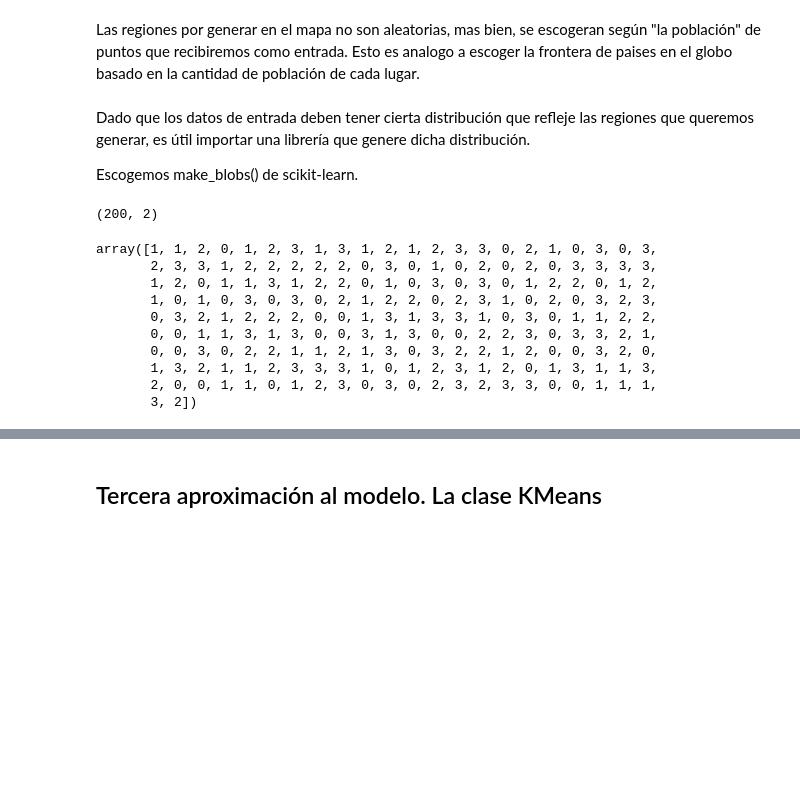
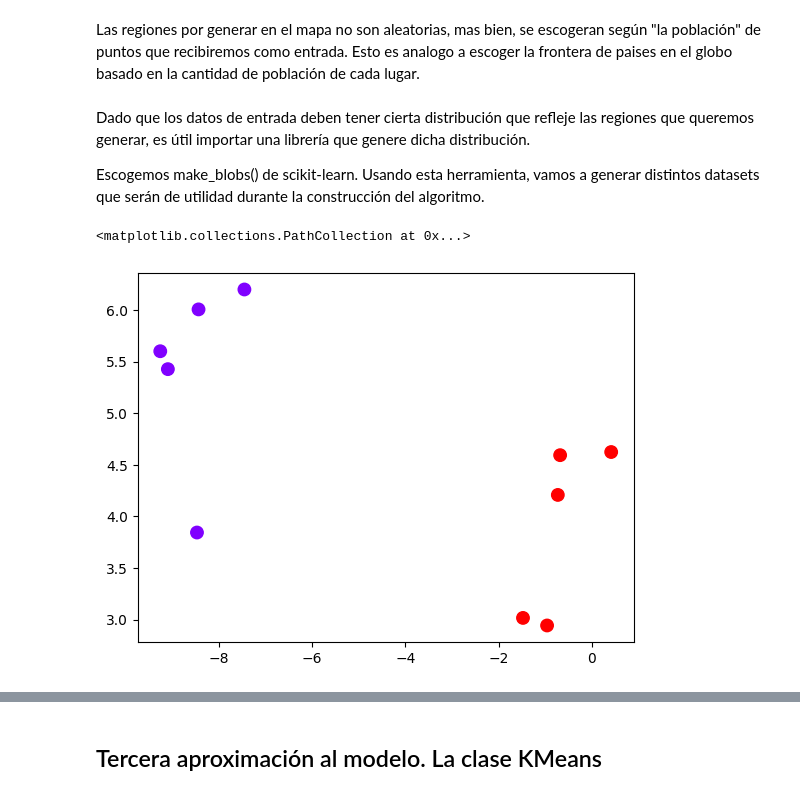
Before and after one commit to evcereti/Aprendiendo_ML_y_DS, a Jupyter notebook: K_means_clustering.ipynb, the cells around one changed output, grey strips where cells are left out. Saved outputs shown, nothing was run; the diff lists cells and outputs as text; code cells hidden in the pictures; blank space fills up the shorter version.

```diff
--- a/K_means_clustering.ipynb
+++ b/K_means_clustering.ipynb
@@ -21,4 +25,4 @@ Las regiones por generar en el mapa no son aleatorias, mas bien, se escogeran se
 # %% [markdown]
 Dado que los datos de entrada deben tener cierta distribución que refleje las regiones que queremos generar, es útil importar una librería que genere dicha distribución.
 
-Escogemos make_blobs() de scikit-learn.
+Escogemos make_blobs() de scikit-learn. Usando esta herramienta, vamos a generar distintos datasets que serán de utilidad durante la construcción del algoritmo.
@@ -28,17 +28,0 @@ X, y = make_blobs(n_samples=200, centers=4, n_features=2, random_state=7)
-# %%
-X.shape
-# %% [output]
-(200, 2)
-# %%
-y
-# %% [output]
-array([1, 1, 2, 0, 1, 2, 3, 1, 3, 1, 2, 1, 2, 3, 3, 0, 2, 1, 0, 3, 0, 3,
-       2, 3, 3, 1, 2, 2, 2, 2, 2, 0, 3, 0, 1, 0, 2, 0, 2, 0, 3, 3, 3, 3,
-       1, 2, 0, 1, 1, 3, 1, 2, 2, 0, 1, 0, 3, 0, 3, 0, 1, 2, 2, 0, 1, 2,
-       1, 0, 1, 0, 3, 0, 3, 0, 2, 1, 2, 2, 0, 2, 3, 1, 0, 2, 0, 3, 2, 3,
-       0, 3, 2, 1, 2, 2, 2, 0, 0, 1, 3, 1, 3, 3, 1, 0, 3, 0, 1, 1, 2, 2,
-       0, 0, 1, 1, 3, 1, 3, 0, 0, 3, 1, 3, 0, 0, 2, 2, 3, 0, 3, 3, 2, 1,
-       0, 0, 3, 0, 2, 2, 1, 1, 2, 1, 3, 0, 3, 2, 2, 1, 2, 0, 0, 3, 2, 0,
-       1, 3, 2, 1, 1, 2, 3, 3, 3, 1, 0, 1, 2, 3, 1, 2, 0, 1, 3, 1, 1, 3,
-       2, 0, 0, 1, 1, 0, 1, 2, 3, 0, 3, 0, 2, 3, 2, 3, 3, 0, 0, 1, 1, 1,
-       3, 2])
@@ -45 +32,7 @@ array([1, 1, 2, 0, 1, 2, 3, 1, 3, 1, 2, 1, 2, 3, 3, 0, 2, 1, 0, 3, 0, 3,
+# %%
+X1, y1 = make_blobs(n_samples=10, centers=2, n_features=2, random_state=7)
+plt.scatter(X1[:, 0], X1[:, 1], c=y1, s=80, cmap='rainbow')
+# %% [output]
+<matplotlib.collections.PathCollection at 0x...>
+[figure, added]
 # %%
```
Also changed, not shown: parts of 15 cells of this notebook.
